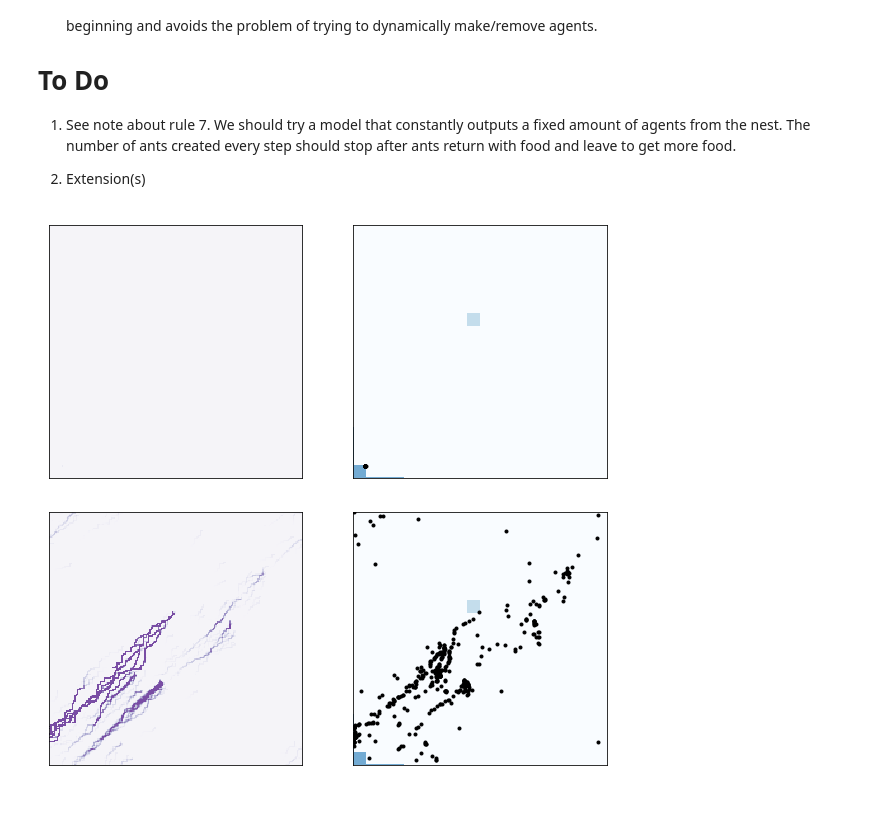
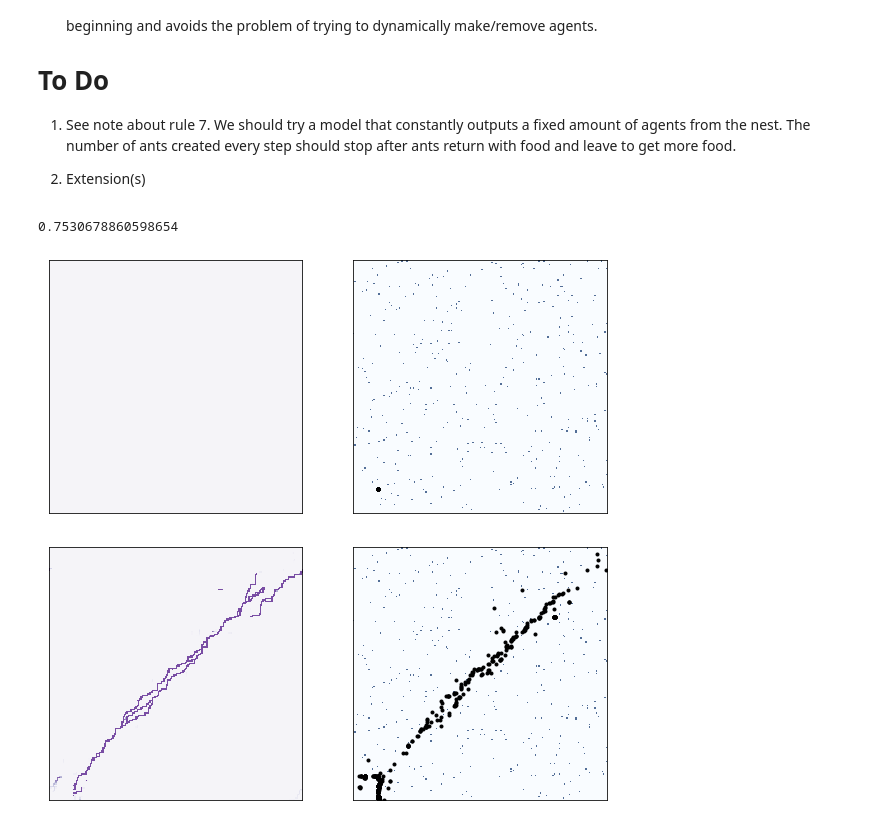
Before and after one commit to davidt315/ant_foraging_model, a Jupyter notebook: code/will_sandbox.ipynb, the cells around one changed output. Cells and saved outputs as stored; diff of their text form; code cells hidden in the pictures.

```diff
--- a/code/will_sandbox.ipynb
+++ b/code/will_sandbox.ipynb
@@ -82,6 +82,10 @@ def flip_directions(direction):
         return "NE"
     else:
         return "NW"
+# %%
+np.random.rand()
+# %% [output]
+0.7530678860598654
 # %%
 class Antscape(Cell2D):
 
@@ -111,24 +115,28 @@ class Antscape(Cell2D):
     def make_env(self):
         """
         TODO: This isn't a great solution. Needs to be more elegant.
+
+        square with food >= 1
+        square with nest = -1
         """
-
-        #food = 1
-        #nest = 2
         array = np.zeros([self.n, self.n])
 
         # make food
-        x, y = 10, 10
-        for i in range(x):
-            for j in range(y):
-                #make food
-                array[120 + i, 90 + j] = 1
-                #make nest
-                array[i, j] = 2
+        for i in range(self.n):
+            for j in range(self.n):
+                if np.random.rand() >= .99:
+                    array[i,j] = 200
+
+        #make nest
+        nh, nw = 20,20
+        for i in range(nh):
+            for j in range(nw):
+                array[i, j] = -1
 
         for i in range(40):
-            array[i,0] = 2
-            array[0, i] = 2
+            array[0,i] = -1
+            array[i,0] = -1
+
         return array
 
 
@@ -148,10 +156,15 @@ class Antscape(Cell2D):
         self.occupied = [agent.loc for agent in self.agents]
 
     def find_food(self, center):
-        return self.array[center] == 1
+
+        if self.array[center] > 0:
+            self.array[center] -= 1
+            return True
+        else:
+            return False
 
     def find_nest(self, center):
-        return self.array[center] == 2
+        return self.array[center] == -1
 
     def p_deposit(self, center, p):
         """
@@ -299,14 +312,14 @@ class Agent:
 
             env.p_deposit(self.loc, p)
 # %%
-env = Antscape(200, num_agents=500, max_ants=10, starting_loc=(9,9))
+env = Antscape(200, num_agents=500, max_ants=20, starting_loc=(19,19), sigmoid_offset=3.5)
 
 
 env.step()
 env.draw()
 # %% [output]
-[figure, old version]
+[figure, new version]
 # %%
-env.animate(frames=1000)
+env.animate(frames=500)
 # %% [output]
-[figure, old version]
+[figure, new version]
```
Also changed, not shown: parts of 3 cells of this notebook, 5 other files.
